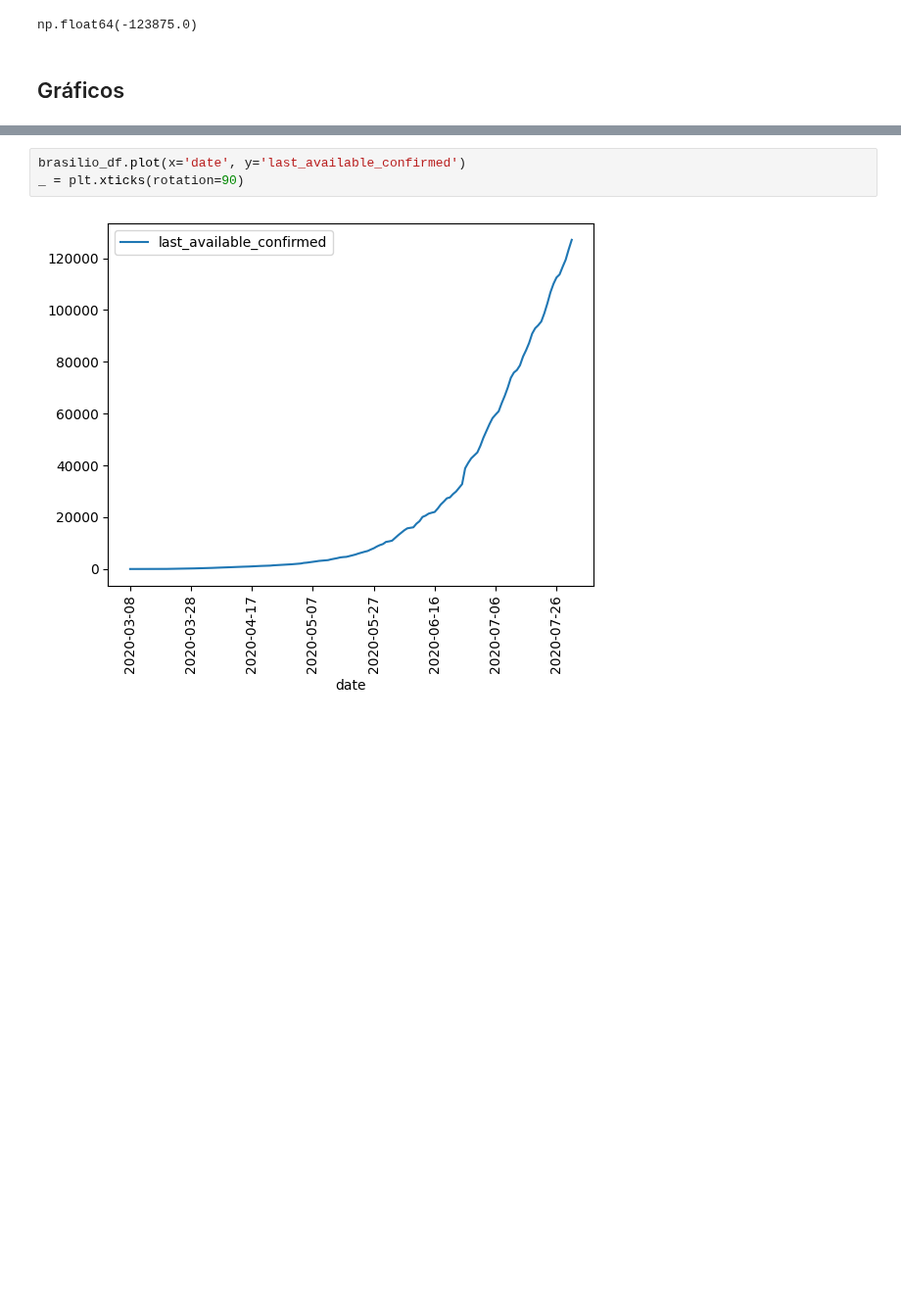
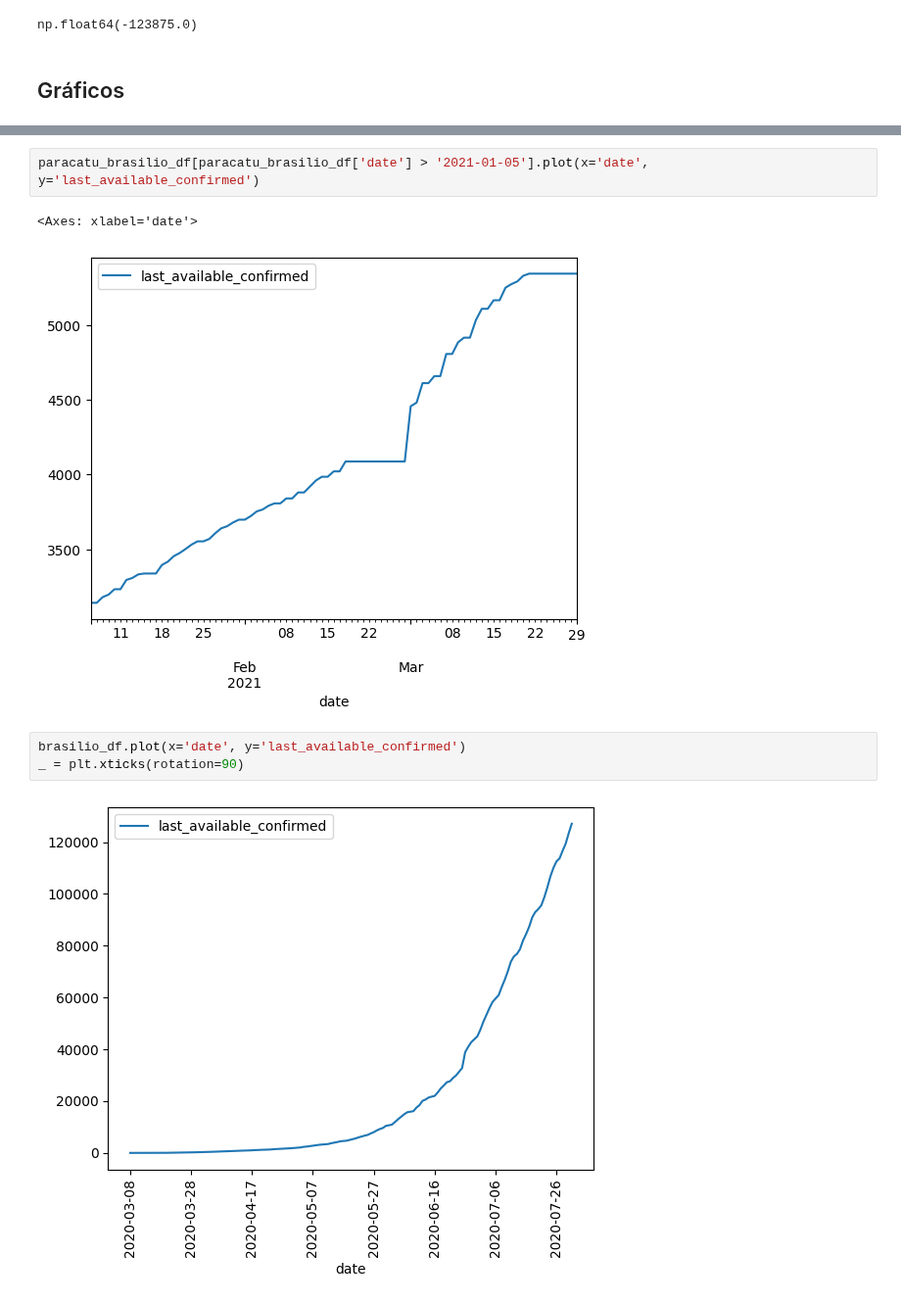
Before and after one commit to carloszan/covid, a Jupyter notebook: analises/comparacao-dataset.ipynb, the cells around one changed output, grey strips where cells are left out. Shown at 98% size. Saved outputs shown, nothing was run; the diff lists cells and outputs as text; blank space fills up the shorter version.

```diff
--- a/analises/comparacao-dataset.ipynb
+++ b/analises/comparacao-dataset.ipynb
@@ -91,3 +102,8 @@ np.float64(-123875.0)
+# %%
+paracatu_brasilio_df[paracatu_brasilio_df['date'] > '2021-01-05'].plot(x='date', y='last_available_confirmed')
+# %% [output]
+<Axes: xlabel='date'>
+[figure, added]
 # %%
 brasilio_df.plot(x='date', y='last_available_confirmed')
 _ = plt.xticks(rotation=90)
```
Also changed, not shown: parts of 2 cells of this notebook, 5 other files.
